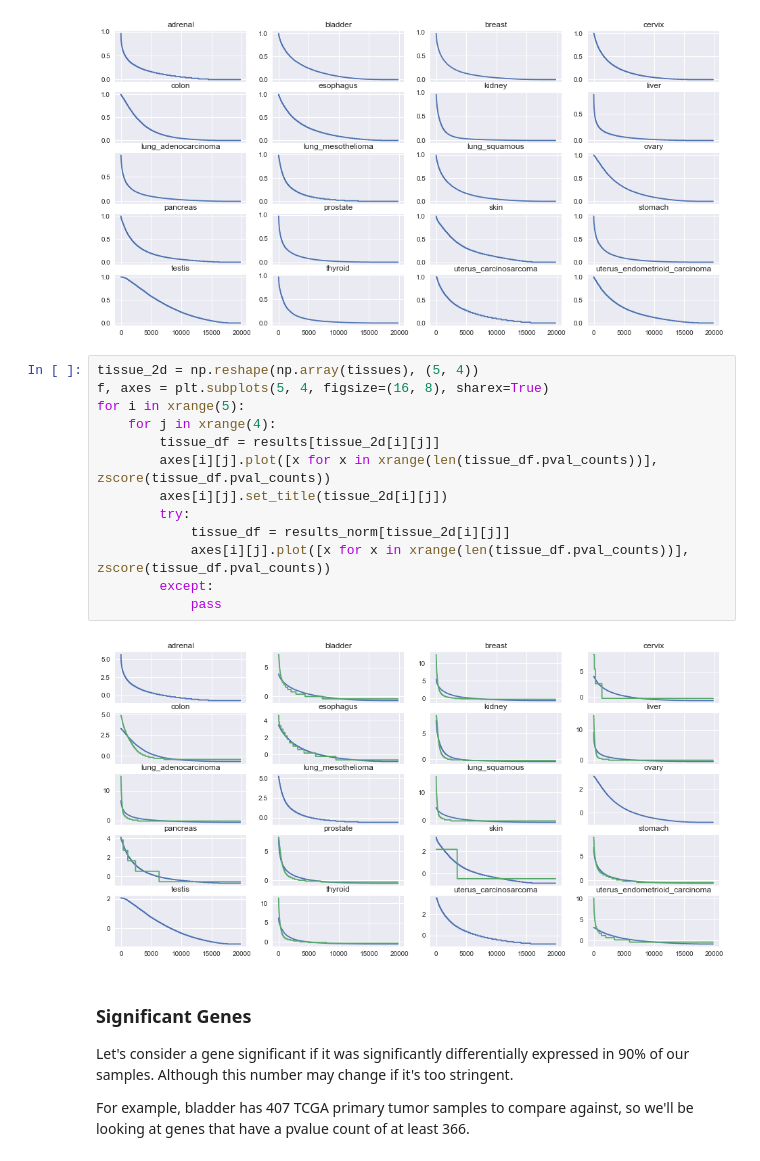
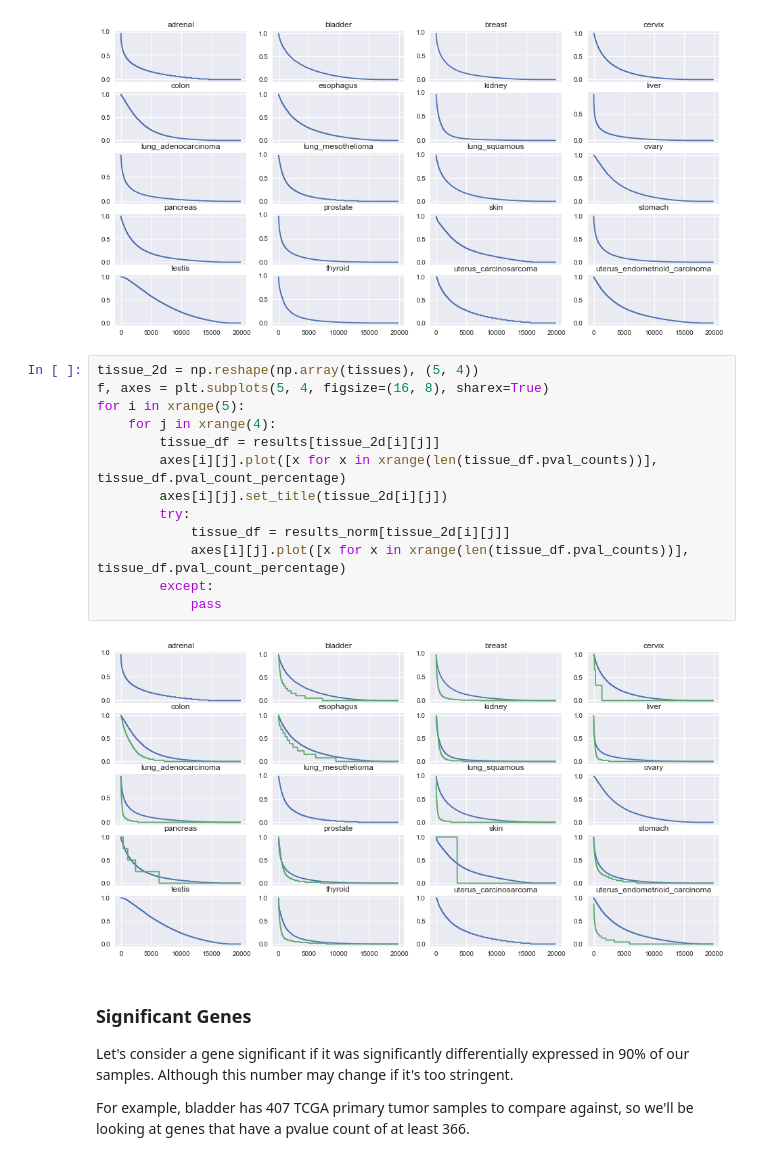
Before and after one commit to jvivian/rnaseq-recompute-analysis, a Jupyter notebook: notebooks/pairwise-gtex-tcga/Pairwise-GTEx-TCGA.ipynb, the cells around one changed output. Saved outputs shown, nothing was run; the diff lists cells and outputs as text.

```diff
--- a/notebooks/pairwise-gtex-tcga/Pairwise-GTEx-TCGA.ipynb
+++ b/notebooks/pairwise-gtex-tcga/Pairwise-GTEx-TCGA.ipynb
@@ -112,18 +133,18 @@ for i in xrange(5):
 # %%
 tissue_2d = np.reshape(np.array(tissues), (5, 4))
 f, axes = plt.subplots(5, 4, figsize=(16, 8), sharex=True)
 for i in xrange(5):
     for j in xrange(4):
         tissue_df = results[tissue_2d[i][j]]
-        axes[i][j].plot([x for x in xrange(len(tissue_df.pval_counts))], zscore(tissue_df.pval_counts))
+        axes[i][j].plot([x for x in xrange(len(tissue_df.pval_counts))], tissue_df.pval_count_percentage)
         axes[i][j].set_title(tissue_2d[i][j])
         try:
             tissue_df = results_norm[tissue_2d[i][j]]
-            axes[i][j].plot([x for x in xrange(len(tissue_df.pval_counts))], zscore(tissue_df.pval_counts))
+            axes[i][j].plot([x for x in xrange(len(tissue_df.pval_counts))], tissue_df.pval_count_percentage)
         except:
             pass
 # %% [output]
-[figure, old version]
+[figure, new version]
 # %% [markdown]
 ### Significant Genes
 
```
Also changed, not shown: parts of 4 cells of this notebook.
